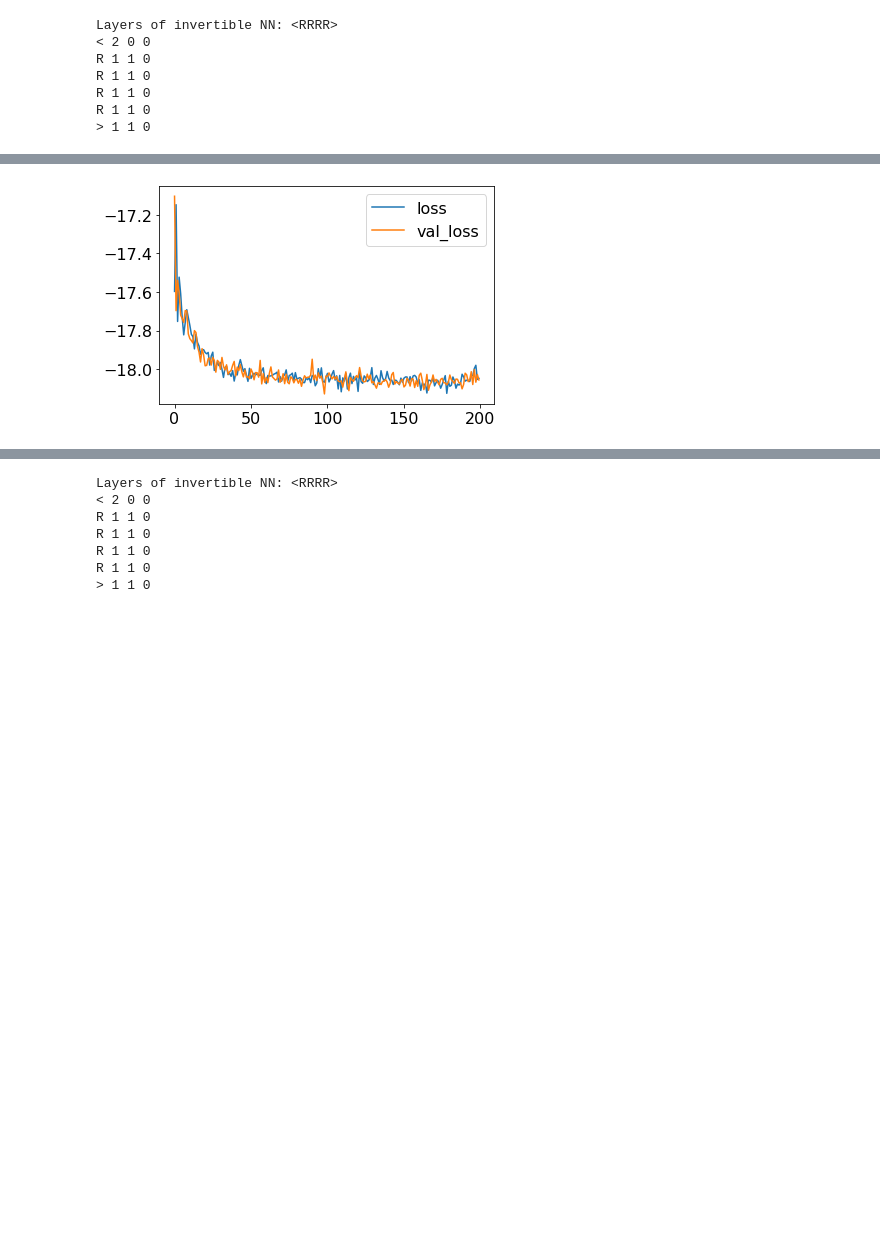
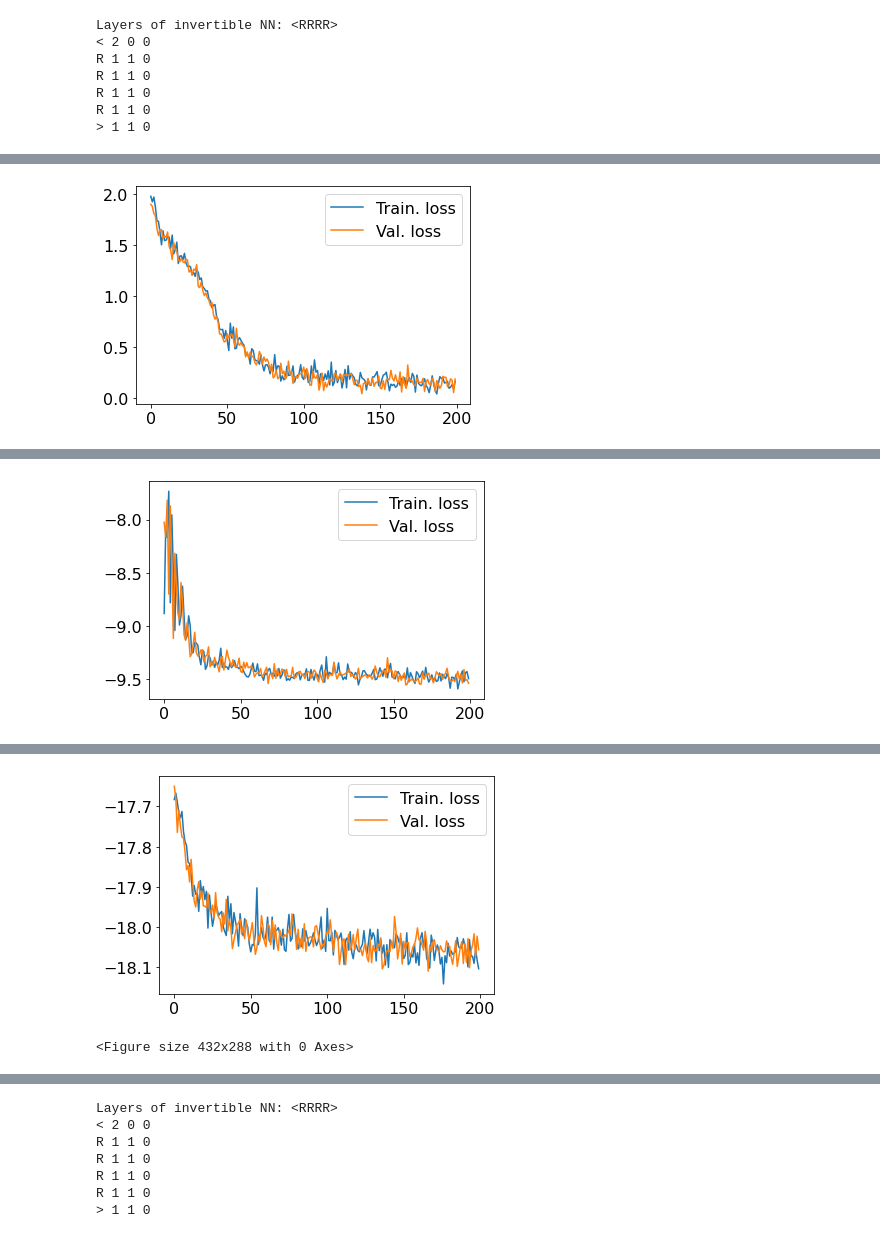
Before and after one commit to auhliarik/boltzmann-generators, a Jupyter notebook: notebooks/toy_model_2d_double_well.ipynb, the cells around one changed output, grey strips where cells are left out. Saved outputs shown, nothing was run; the diff lists cells and outputs as text; code cells hidden in the pictures; blank space fills up the shorter version.

Commit message:
Update notebook for 2D double well

```diff
--- a/notebooks/toy_model_2d_double_well.ipynb
+++ b/notebooks/toy_model_2d_double_well.ipynb
@@ -16,7 +16,8 @@ import energy_models.toy_2d_potentials as toy_2d_potentials
 double_well = toy_2d_potentials.DoubleWell()
 # %%
 import matplotlib
-matplotlib.rcParams.update({'font.size': 16})
+matplotlib.rcParams.update({'font.size': 16, 'savefig.dpi': 300, 'savefig.bbox': 'tight'})
+results_dir = "../results/double_well/"
 # %% [markdown]
 ## Plotting scripts
 Taken unchanged from BG article
@@ -261,9 +255,9 @@ rc_loss_params = {
 # %% [markdown]
 ### Training script and script for latent interpolation
 # %%
-def train_bg(training_schedule):
-    for args in training_shedule:
-#     input("Can I continue in training? (press Enter)")
+def train_bg(training_schedule, save_as=""):
+    for i, args in enumerate(training_shedule):
+        input("Should training continue? (press Enter)")
         current_loss_vals = bg.train(
             training_dataset,
             x_val = validation_dataset,
@@ -277,11 +271,13 @@ def train_bg(training_schedule):
             **rc_loss_params
         )
 
-    for loss_name in ["loss", "val_loss"]:
-        plt.plot(current_loss_vals[loss_name], label=loss_name)
+        plt.plot(current_loss_vals["loss"], label="Train. loss")
+        plt.plot(current_loss_vals["val_loss"], label="Val. loss")
 
-    plt.legend(loc='upper right')
-    plt.show()
+        plt.legend(loc='upper right')
+        if save_as:
+            plt.savefig(results_dir + save_as +f"{i}.png")
+        plt.show()
 # %%
 def latent_interpolation(bg, x1, x2, nstep=1000):
     lambdas = np.array([np.linspace(0, 1, num=nstep)]).T
@@ -497,3 +535,3 @@ training_shedule = [[1,    0, 0,  200, 500,  1e-3],
 # %%
-train_bg(training_shedule)
+train_bg(training_shedule, save_as="loss_with_RC_")
 # %% [output]
@@ -517 +555 @@ Iteration 190/200: loss: -18.0616 val_loss: -18.0205
-[figure, old version]
+[figure, new version]
@@ -517,0 +573 @@ Iteration 190/200: loss: -18.0616 val_loss: -18.0205
+[figure, added]
@@ -518 +591,3 @@ Iteration 190/200: loss: -18.0616 val_loss: -18.0205
+[figure, added]
+<Figure size 432x288 with 0 Axes>
 # %%
```
Also changed, not shown: parts of 22 cells of this notebook.
